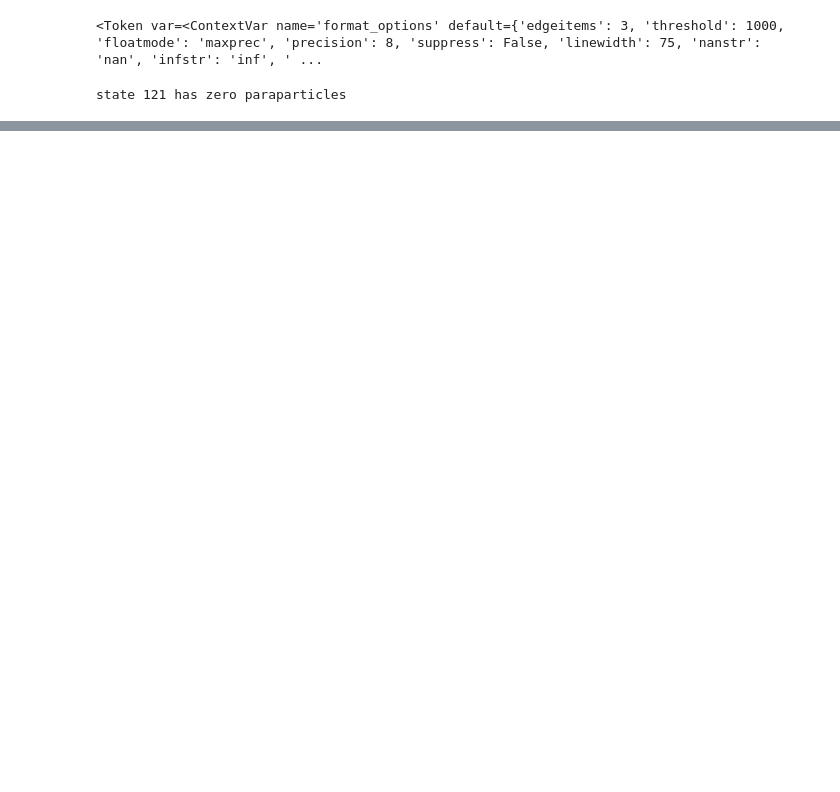
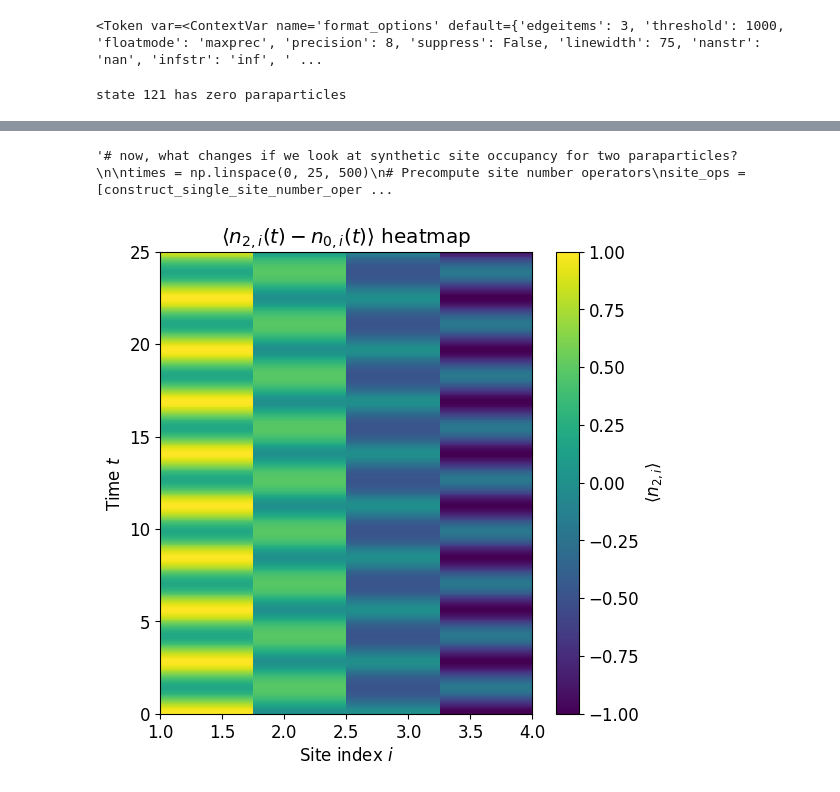
Before and after one commit to jwdesroches/synthetic_dimensions, a Jupyter notebook: potential_new_directions/preparing_two_paraparticles.ipynb, the cells around one changed output, grey strips where cells are left out. Cells and saved outputs as stored; diff of their text form; code cells hidden in the pictures; blank space fills up the shorter version.

```diff
--- a/potential_new_directions/preparing_two_paraparticles.ipynb
+++ b/potential_new_directions/preparing_two_paraparticles.ipynb
@@ -154,0 +305,71 @@ plt.show()
+# %%
+"""# now, what changes if we look at synthetic site occupancy for two paraparticles?
+
+times = np.linspace(0, 25, 500)
+# Precompute site number operators
+site_ops = [construct_single_site_number_operator(N, M = 3, site_index = i, synth_level = 2, states = states)  for i in range(N)]
+
+# one paraparticle state
+
+two_paraparticle_state = build_paraparticle_operator(N, site_index = 1, alpha = 1, sign = "+") @ build_paraparticle_operator(N, site_index = N, alpha = 2, sign = "+") @ paraparticle_vacuum
+
+hamiltonians = [H for _ in times]
+_, time_evolved_wavefunctions, *_ = simulate_hamiltonian_time_evolution(
+    hamiltonians, times, initial_state=two_paraparticle_state
+)
+
+# Compute expectation values
+expectation_data = np.zeros((len(times), N))  # rows: time, cols: sites
+
+for t_idx, psi in enumerate(time_evolved_wavefunctions):
+    for site_idx, op in enumerate(site_ops):
+        expectation_data[t_idx, site_idx] = np.real(psi.conj().T @ op @ psi)
+
+# Plot using imshow
+plt.figure(figsize=(6, 6))
+plt.imshow(expectation_data, aspect='auto', origin='lower',
+           extent=[1, N, times[0], times[-1]], cmap='viridis')
+
+plt.colorbar(label=r'$\langle n_{2,i} \rangle$')
+plt.xlabel('Site index $i$')
+plt.ylabel('Time $t$')
+plt.title(r'$\langle n_{2,i}(t) \rangle$ heatmap')
+plt.show()
+"""
+# %% [output]
+'# now, what changes if we look at synthetic site occupancy for two paraparticles?\n\ntimes = np.linspace(0, 25, 500)\n# Precompute site number operators\nsite_ops = [construct_single_site_number_oper ...
+# %%
+# now, what changes if we look at magnetization n_2 - n_1
+
+times = np.linspace(0, 25, 500)
+# Precompute site number operators
+site_ops = [construct_single_site_number_operator(N, M = 3, site_index = i, synth_level = 2, states = states) - construct_single_site_number_operator(N, M = 3, site_index = i, synth_level = 0, states = states)  for i in range(N)]
+
+# two paraparticle state
+
+two_paraparticle_state = build_paraparticle_operator(N, site_index = 1, alpha = 1, sign = "+") @ build_paraparticle_operator(N, site_index = N, alpha = 2, sign = "+") @ paraparticle_vacuum
+
+hamiltonians = [H for _ in times]
+_, time_evolved_wavefunctions, *_ = simulate_hamiltonian_time_evolution(
+    hamiltonians, times, initial_state=two_paraparticle_state
+)
+
+# Compute expectation values
+expectation_data = np.zeros((len(times), N))  # rows: time, cols: sites
+
+for t_idx, psi in enumerate(time_evolved_wavefunctions):
+    for site_idx, op in enumerate(site_ops):
+        expectation_data[t_idx, site_idx] = np.real(psi.conj().T @ op @ psi)
+
+# Plot using imshow
+plt.figure(figsize=(6, 6))
+plt.imshow(expectation_data, aspect='auto', origin='lower',
+           extent=[1, N, times[0], times[-1]], cmap='viridis', interpolation = "none")
+
+plt.colorbar(label=r'$\langle n_{2,i} \rangle$')
+plt.xlabel('Site index $i$')
+plt.ylabel('Time $t$')
+plt.title(r'$\langle n_{2,i}(t) - n_{0,i}(t) \rangle$ heatmap')
+plt.show()
+# %% [output]
+[figure, added]
```
Also changed, not shown: parts of 20 cells of this notebook, 1 other file.
